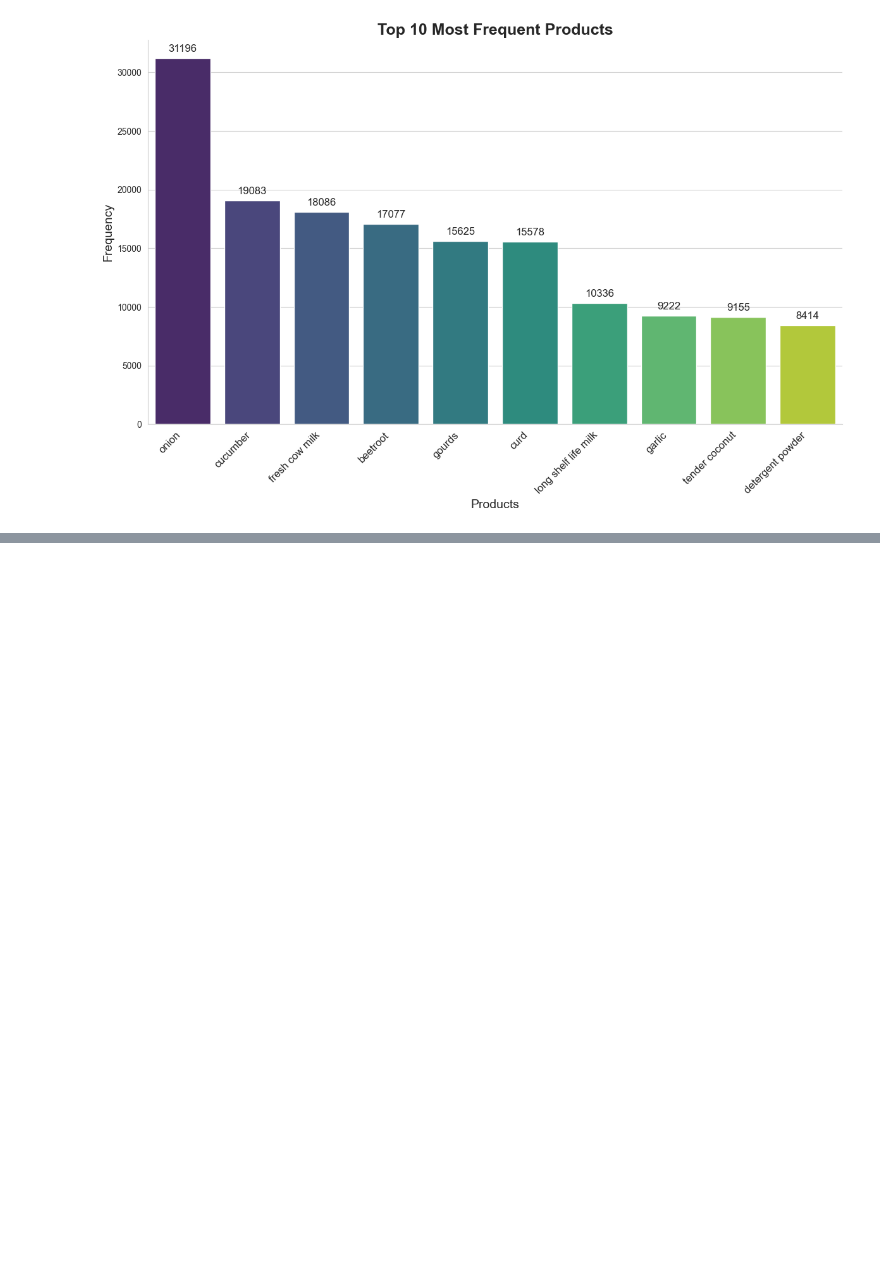
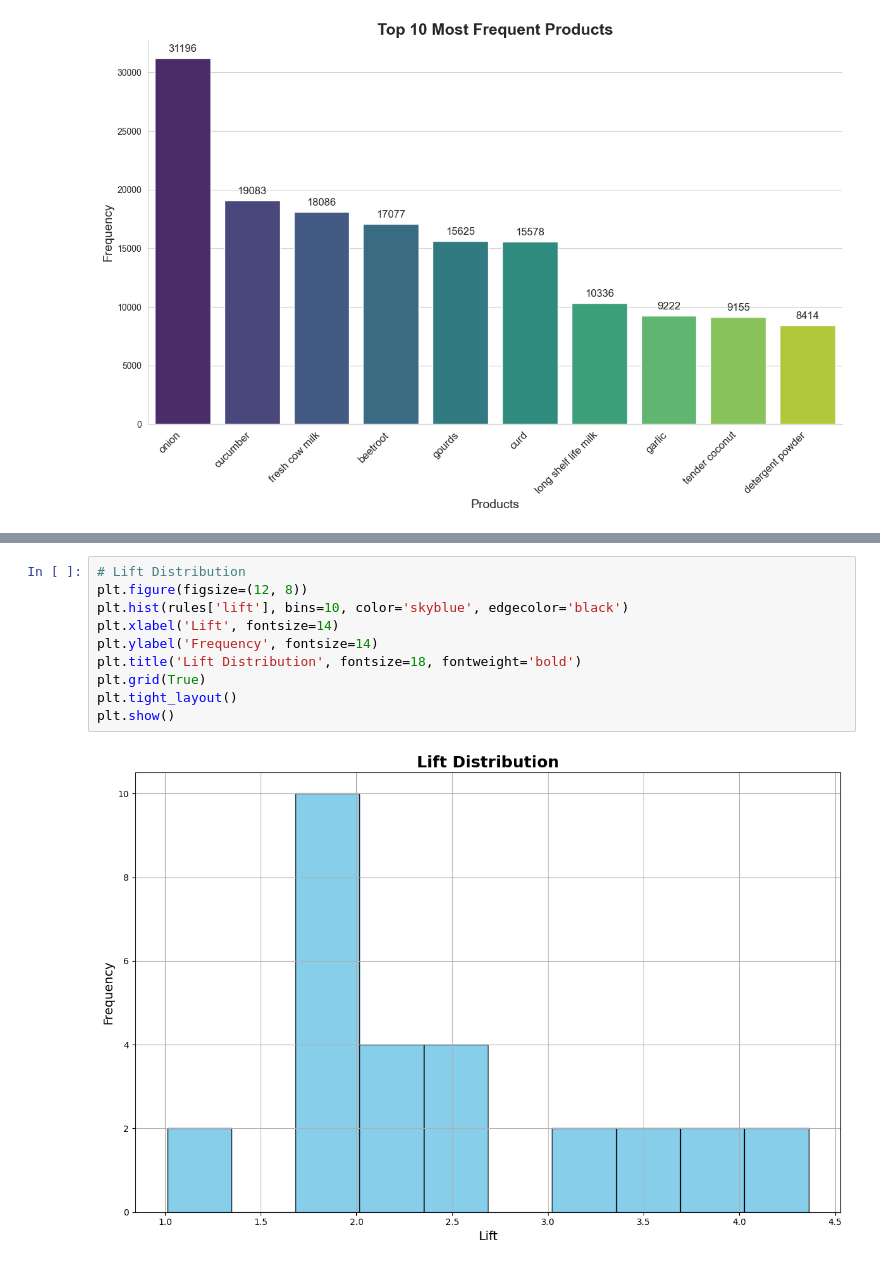
Before and after one commit to ayush4ise/Zepto-Recommendation-Case-Study, a Jupyter notebook: eda.ipynb, the cells around one changed output, grey strips where cells are left out. Saved outputs shown, nothing was run; the diff lists cells and outputs as text; blank space fills up the shorter version.

```diff
--- a/eda.ipynb
+++ b/eda.ipynb
@@ -116,0 +130,12 @@ rules.head()
+# %%
+# Lift Distribution
+plt.figure(figsize=(12, 8))
+plt.hist(rules['lift'], bins=10, color='skyblue', edgecolor='black')
+plt.xlabel('Lift', fontsize=14)
+plt.ylabel('Frequency', fontsize=14)
+plt.title('Lift Distribution', fontsize=18, fontweight='bold')
+plt.grid(True)
+plt.tight_layout()
+plt.show()
+# %% [output]
+[figure, added]
```
Also changed, not shown: parts of 4 cells of this notebook.
